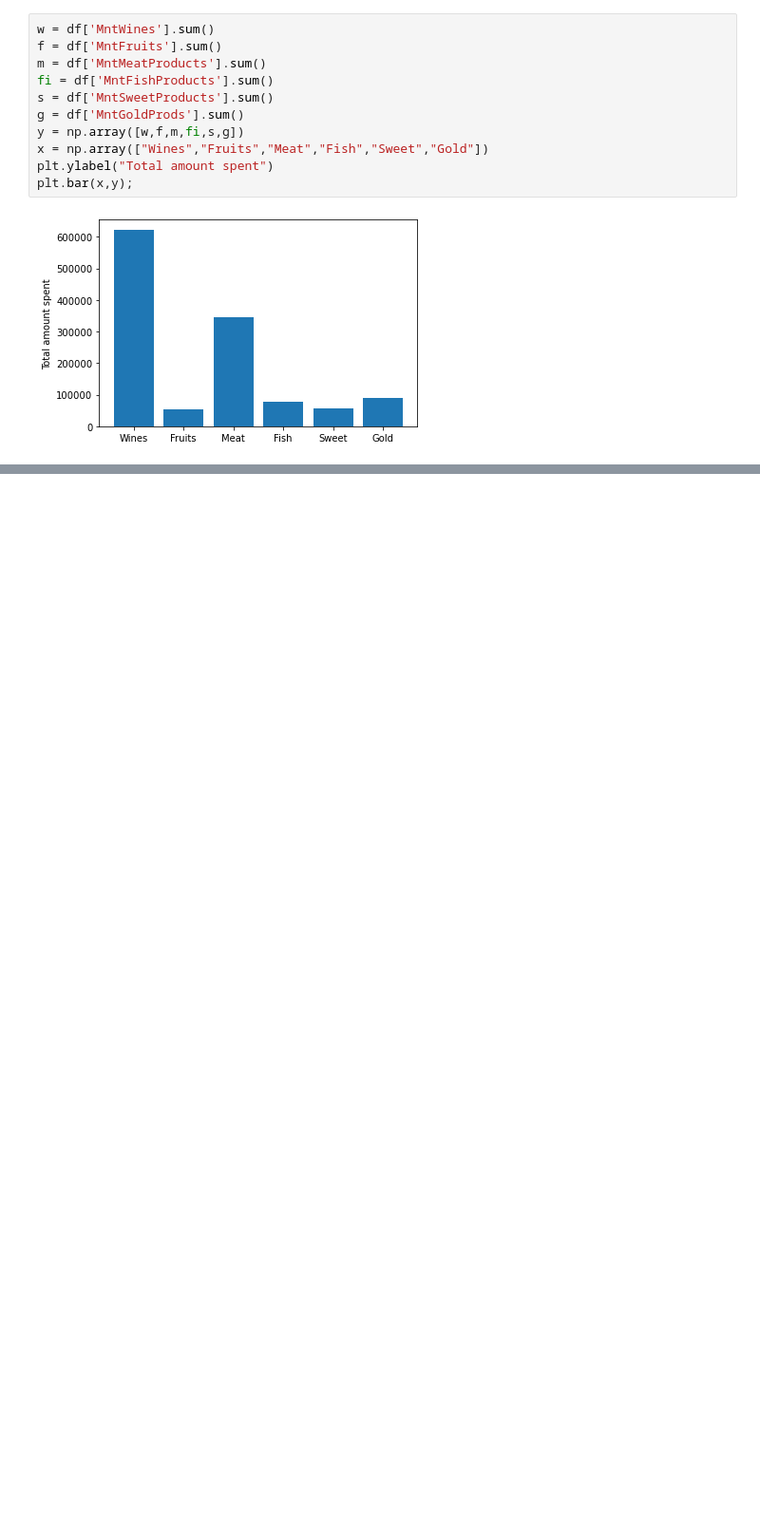
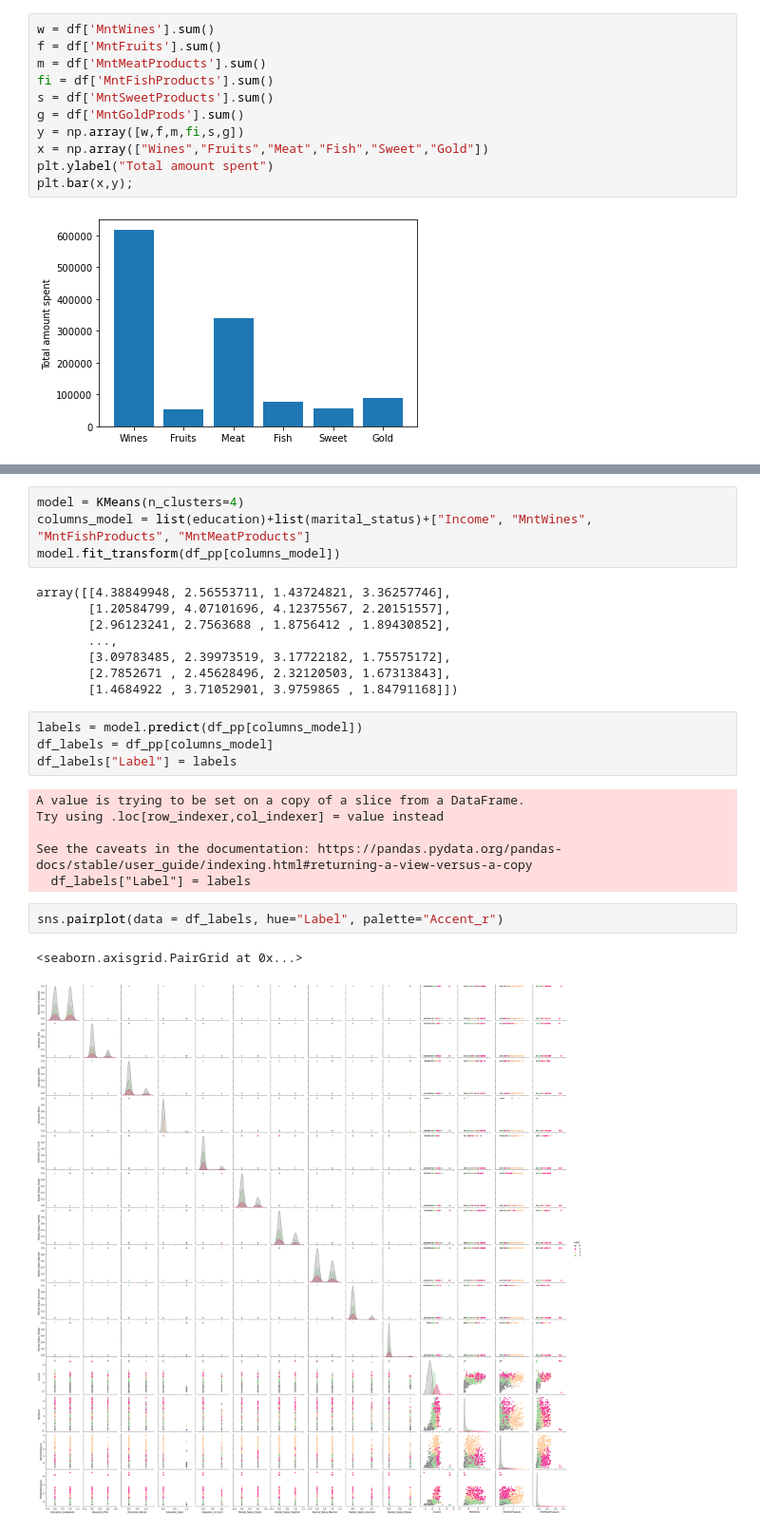
Before and after one commit to FrancescoManca-FM/Project_Mining_Large_Dataset, a Jupyter notebook: project.ipynb, the cells around one changed output, grey strips where cells are left out. Shown at 95% size. Cells and saved outputs as stored; diff of their text form; blank space fills up the shorter version.

```diff
--- a/project.ipynb
+++ b/project.ipynb
@@ -252,0 +313,27 @@ ValueError: Input contains NaN, infinity or a value too large for dtype('float64
+# %%
+model = KMeans(n_clusters=4)
+columns_model = list(education)+list(marital_status)+["Income", "MntWines", "MntFishProducts", "MntMeatProducts"]
+model.fit_transform(df_pp[columns_model])
+# %% [output]
+array([[4.38849948, 2.56553711, 1.43724821, 3.36257746],
+       [1.20584799, 4.07101696, 4.12375567, 2.20151557],
+       [2.96123241, 2.7563688 , 1.8756412 , 1.89430852],
+       ...,
+       [3.09783485, 2.39973519, 3.17722182, 1.75575172],
+       [2.7852671 , 2.45628496, 2.32120503, 1.67313843],
+       [1.4684922 , 3.71052901, 3.9759865 , 1.84791168]])
+# %%
+labels = model.predict(df_pp[columns_model])
+df_labels = df_pp[columns_model]
+df_labels["Label"] = labels
+# %% [output]
+A value is trying to be set on a copy of a slice from a DataFrame.
+Try using .loc[row_indexer,col_indexer] = value instead
+
+See the caveats in the documentation: https://pandas.pydata.org/pandas-docs/stable/user_guide/indexing.html#returning-a-view-versus-a-copy
+  df_labels["Label"] = labels
+# %%
+sns.pairplot(data = df_labels, hue="Label", palette="Accent_r")
+# %% [output]
+<seaborn.axisgrid.PairGrid at 0x...>
+[figure, added]
```
Also changed, not shown: parts of 27 cells of this notebook.
